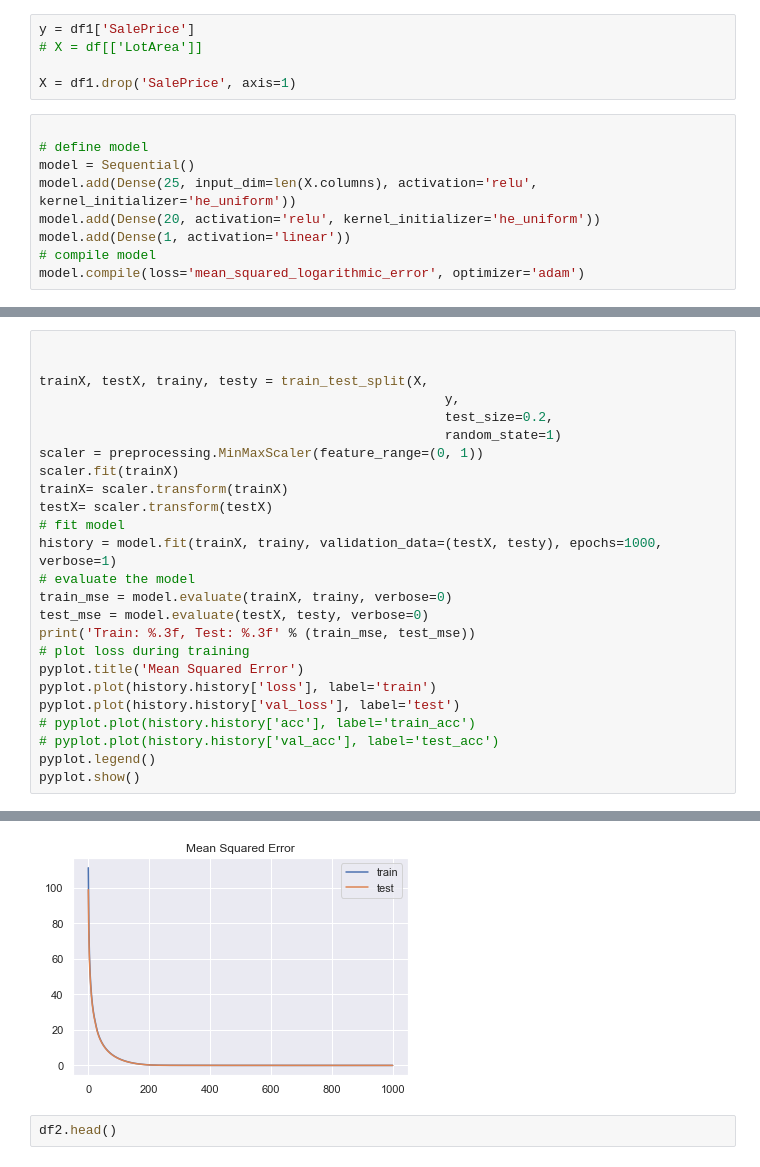
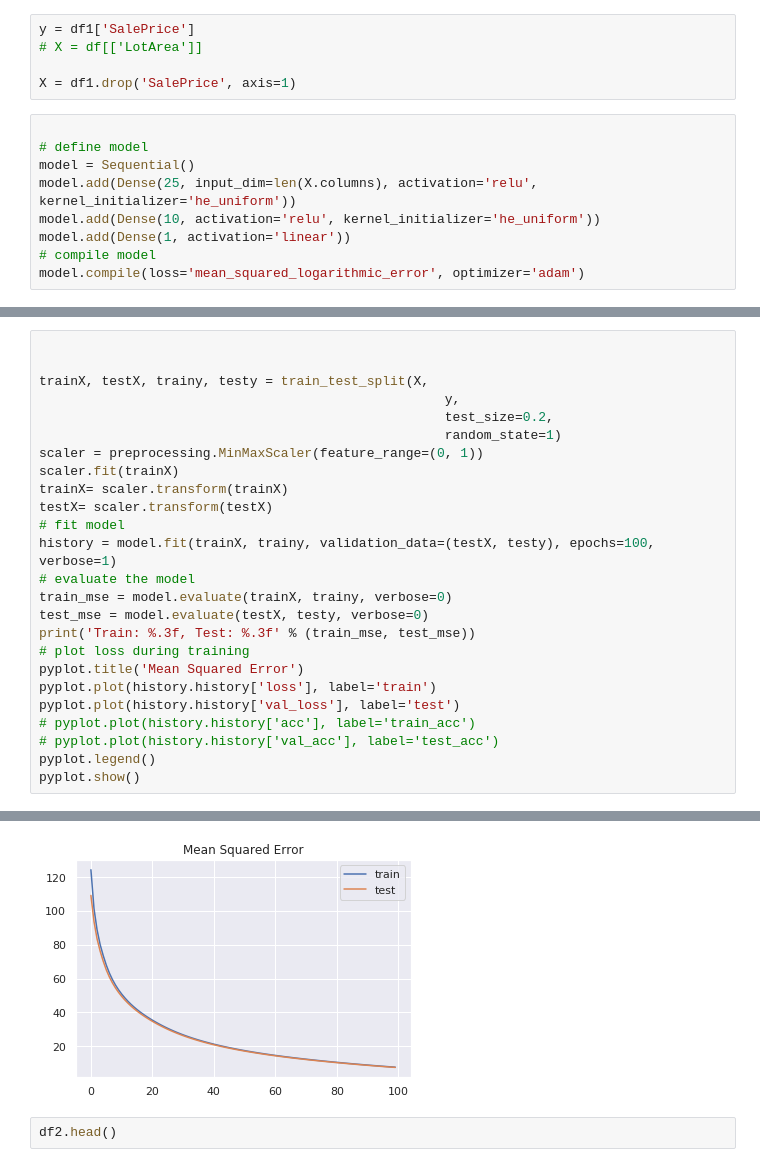
Before and after one commit to DrMegavolt/kaggle_house_iowa, a Jupyter notebook: Houses_iowa.ipynb, the cells around one changed output, grey strips where cells are left out. Cells and saved outputs as stored; diff of their text form.

```diff
--- a/Houses_iowa.ipynb
+++ b/Houses_iowa.ipynb
@@ -106,7 +123,7 @@ X = df1.drop('SalePrice', axis=1)
 # define model
 model = Sequential()
 model.add(Dense(25, input_dim=len(X.columns), activation='relu', kernel_initializer='he_uniform'))
-model.add(Dense(20, activation='relu', kernel_initializer='he_uniform'))
+model.add(Dense(10, activation='relu', kernel_initializer='he_uniform'))
 model.add(Dense(1, activation='linear'))
 # compile model
 model.compile(loss='mean_squared_logarithmic_error', optimizer='adam')
@@ -126,7 +143,7 @@ scaler.fit(trainX)
 trainX= scaler.transform(trainX)
 testX= scaler.transform(testX)
 # fit model
-history = model.fit(trainX, trainy, validation_data=(testX, testy), epochs=1000, verbose=1)
+history = model.fit(trainX, trainy, validation_data=(testX, testy), epochs=100, verbose=1)
 # evaluate the model
 train_mse = model.evaluate(trainX, trainy, verbose=0)
 test_mse = model.evaluate(testX, testy, verbose=0)
@@ -160,4 +177,4 @@ Train: 0.017, Test: 0.023
-[figure, old version]
+[figure, new version]
 # %%
 df2.head()
 # %% [output]
```
Also changed, not shown: parts of 8 cells of this notebook, 1 other file.
